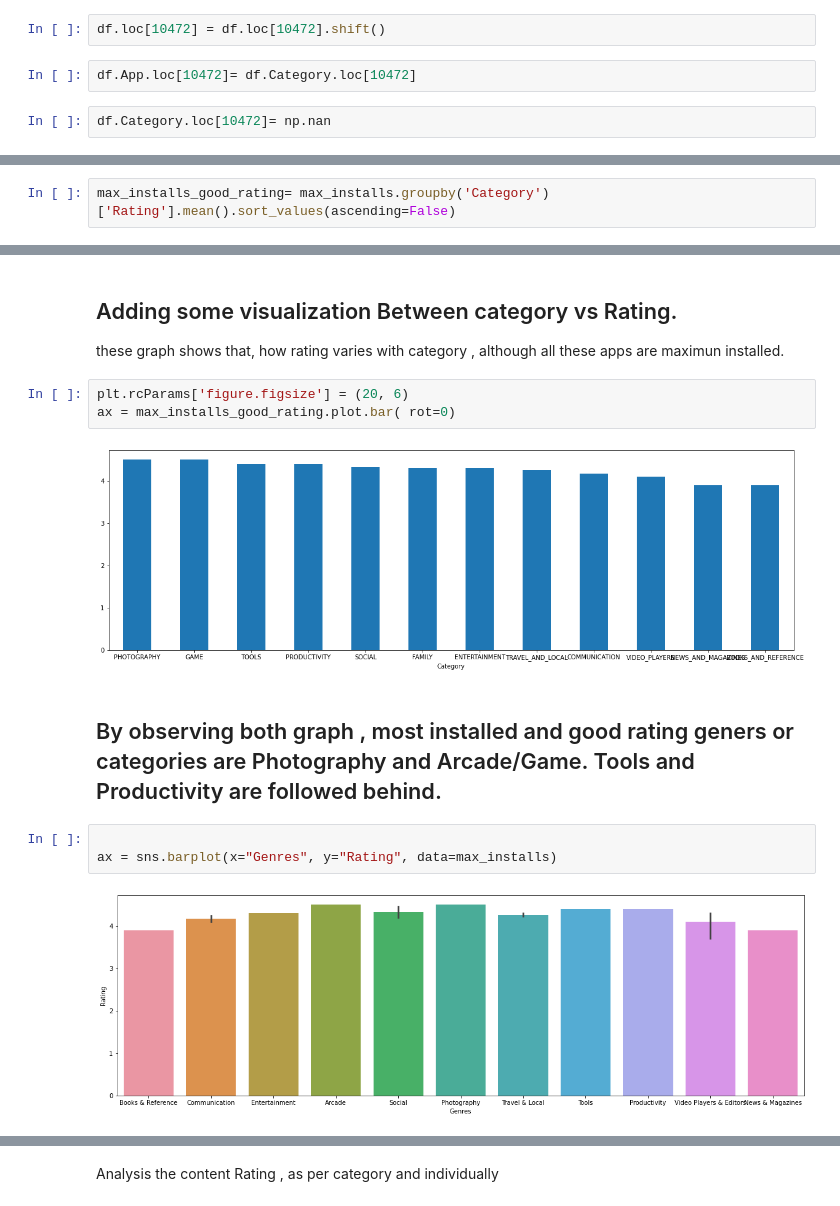
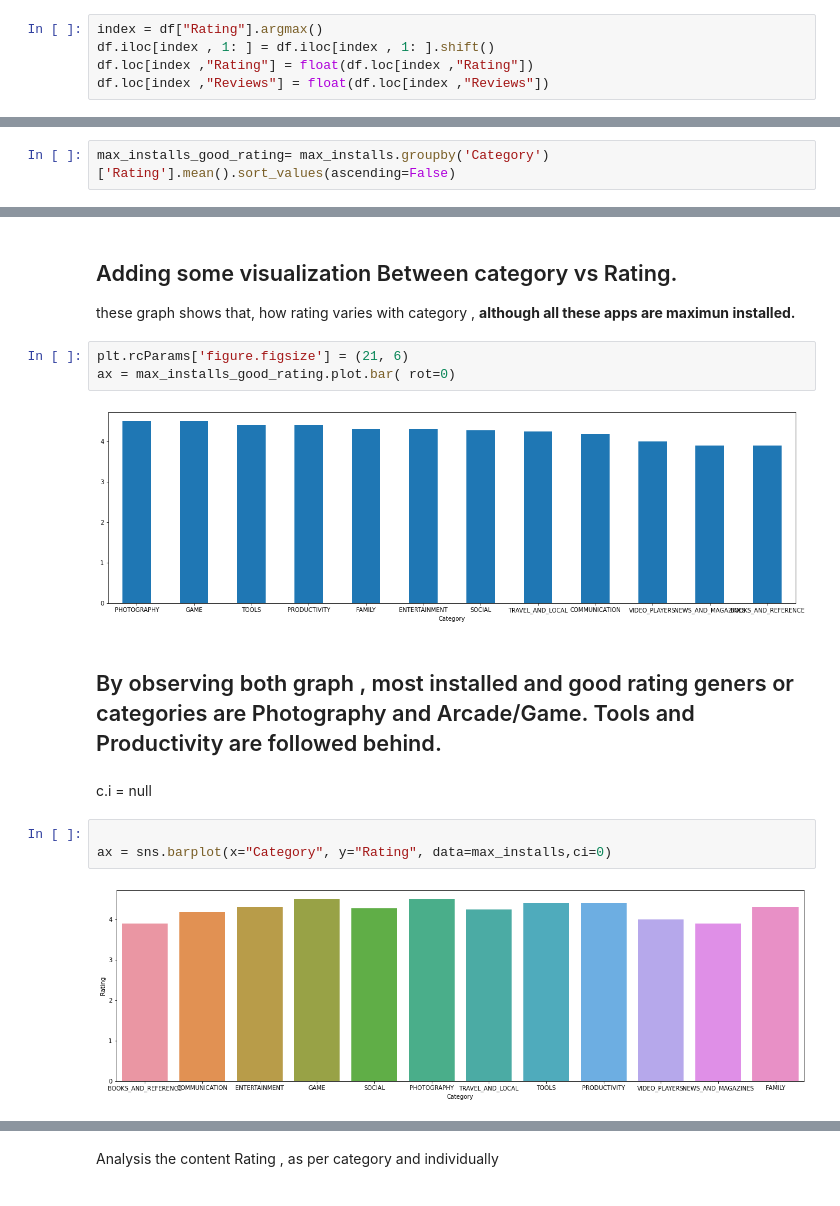
Before and after one commit to indrochoco/Playstore-app-Review-analysis, a Jupyter notebook: Copy_of_Play_Store_App_Review_Analysis_Capstone_Project.ipynb, the cells around one changed output, grey strips where cells are left out. Cells and saved outputs as stored; diff of their text form.

```diff
--- a/Copy_of_Play_Store_App_Review_Analysis_Capstone_Project.ipynb
+++ b/Copy_of_Play_Store_App_Review_Analysis_Capstone_Project.ipynb
@@ -107,8 +105,7 @@ df[df.Category =='1.9']
-# %%
-df.loc[10472] = df.loc[10472].shift()
-# %%
-df.App.loc[10472]= df.Category.loc[10472]
-# %%
-df.Category.loc[10472]= np.nan
+# %%
+index = df["Rating"].argmax()
+df.iloc[index , 1: ] = df.iloc[index , 1: ].shift()
+df.loc[index ,"Rating"] = float(df.loc[index ,"Rating"])
+df.loc[index ,"Reviews"] = float(df.loc[index ,"Reviews"])
 # %%
 df.loc[10472]
@@ -182,15 +209,17 @@ Name: Rating, dtype: float64
 # %% [markdown]
 ## Adding some visualization Between category vs Rating.
-these graph shows that, how rating varies with category , although all these apps are maximun installed.
+these graph shows that, how rating varies with category , **although all these apps are maximun installed.**
 # %%
-plt.rcParams['figure.figsize'] = (20, 6)
+plt.rcParams['figure.figsize'] = (21, 6)
 ax = max_installs_good_rating.plot.bar( rot=0)
 # %% [output]
-[figure, old version]
+[figure, new version]
 # %% [markdown]
 ## By observing both graph , most installed and good rating geners or categories are Photography and Arcade/Game. Tools and Productivity are followed behind.
+# %% [markdown]
+c.i = null
 # %%
 
-ax = sns.barplot(x="Genres", y="Rating", data=max_installs)
+ax = sns.barplot(x="Category", y="Rating", data=max_installs,ci=0)
 # %% [output]
-[figure, old version]
+[figure, new version]
```
Also changed, not shown: parts of 56 cells of this notebook.
